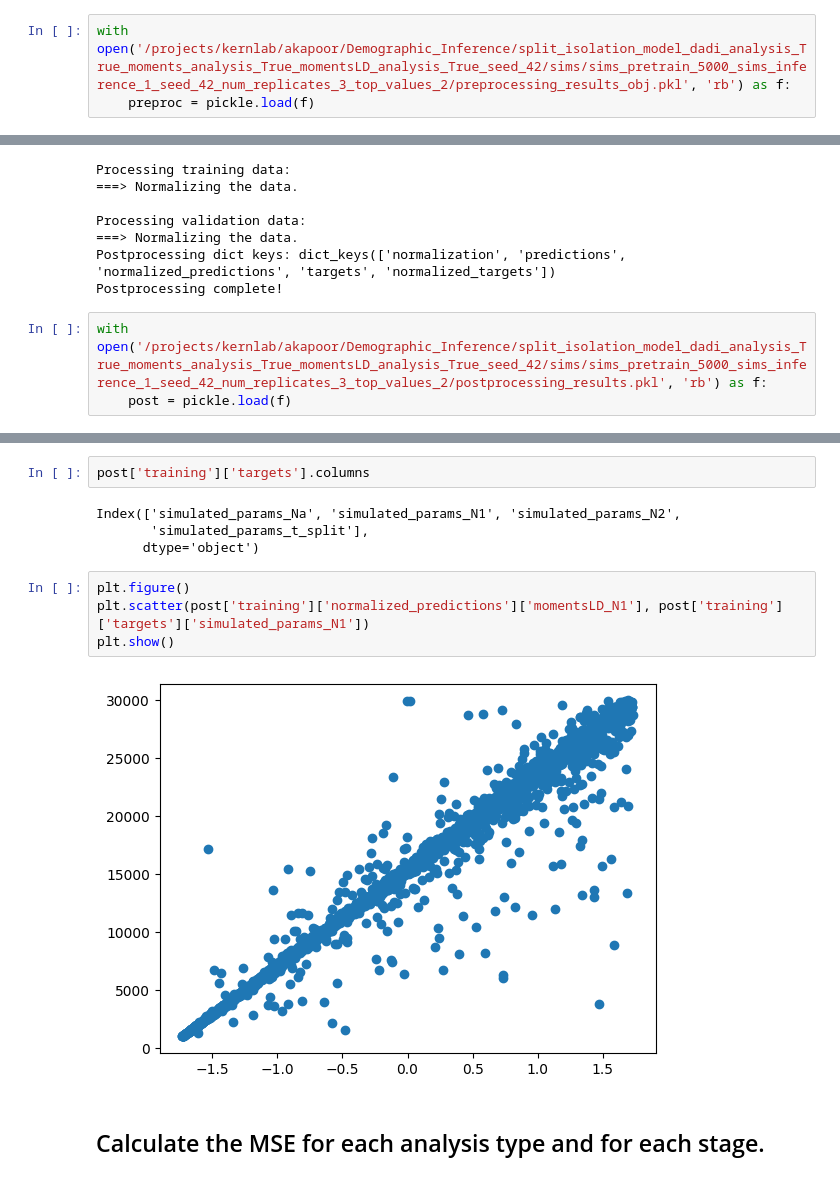
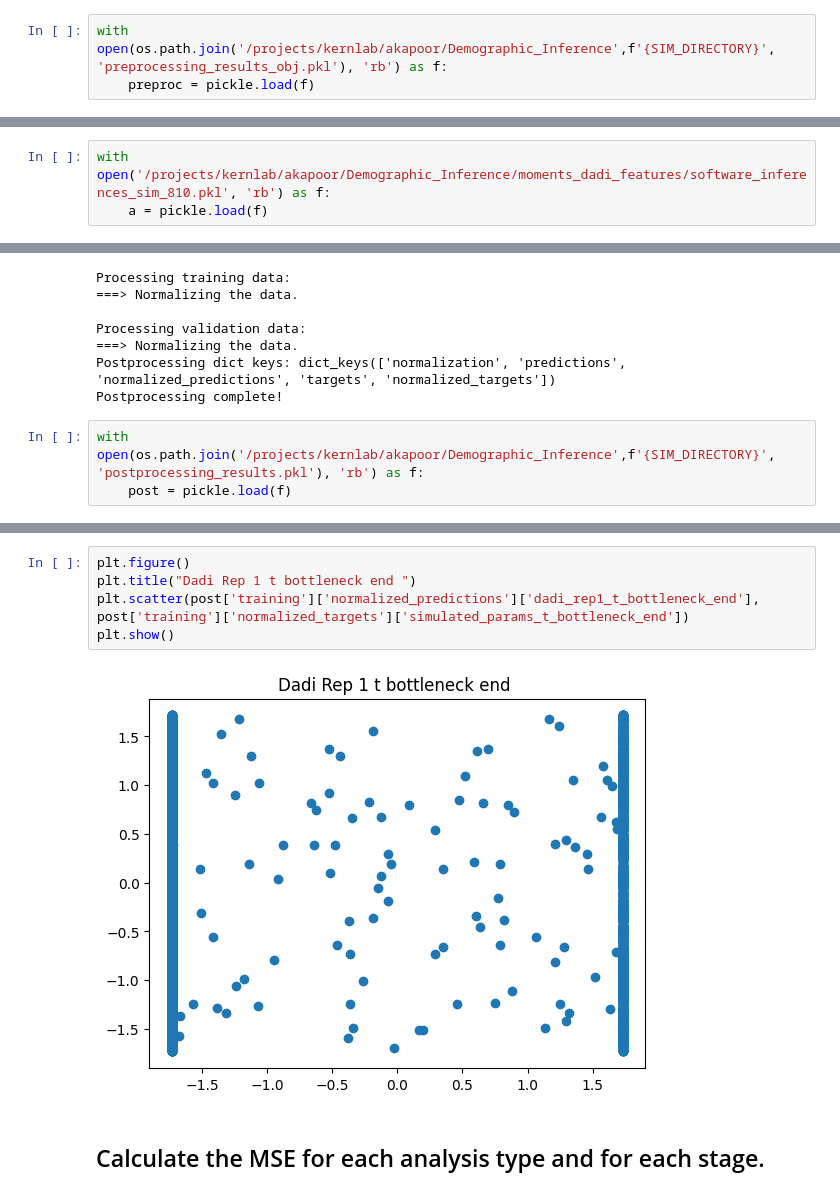
Before and after one commit to ak1376/Demographic_Inference, a Jupyter notebook: notebooks/running_remaining_rules.ipynb, the cells around one changed output, grey strips where cells are left out. Saved outputs shown, nothing was run; the diff lists cells and outputs as text.

```diff
--- a/notebooks/running_remaining_rules.ipynb
+++ b/notebooks/running_remaining_rules.ipynb
@@ -48,5 +51,5 @@ os.environ['PYTHONPATH'] = '/projects/kernlab/akapoor/Demographic_Inference:' +
 # %% [markdown]
 Just to check again, I want to look at the results for preprocessing
 # %%
-with open('/projects/kernlab/akapoor/Demographic_Inference/split_isolation_model_dadi_analysis_True_moments_analysis_True_momentsLD_analysis_True_seed_42/sims/sims_pretrain_5000_sims_inference_1_seed_42_num_replicates_3_top_values_2/preprocessing_results_obj.pkl', 'rb') as f:
+with open(os.path.join('/projects/kernlab/akapoor/Demographic_Inference',f'{SIM_DIRECTORY}', 'preprocessing_results_obj.pkl'), 'rb') as f:
     preproc = pickle.load(f)
@@ -58,0 +154,3 @@ plt.show()
+# %%
+with open('/projects/kernlab/akapoor/Demographic_Inference/moments_dadi_features/software_inferences_sim_810.pkl', 'rb') as f:
+    a = pickle.load(f)
@@ -75,6 +196,6 @@ Processing validation data:
 Postprocessing dict keys: dict_keys(['normalization', 'predictions', 'normalized_predictions', 'targets', 'normalized_targets'])
 Postprocessing complete!
 # %%
-with open('/projects/kernlab/akapoor/Demographic_Inference/split_isolation_model_dadi_analysis_True_moments_analysis_True_momentsLD_analysis_True_seed_42/sims/sims_pretrain_5000_sims_inference_1_seed_42_num_replicates_3_top_values_2/postprocessing_results.pkl', 'rb') as f:
+with open(os.path.join('/projects/kernlab/akapoor/Demographic_Inference',f'{SIM_DIRECTORY}', 'postprocessing_results.pkl'), 'rb') as f:
     post = pickle.load(f)
 # %%
@@ -116,15 +216,10 @@ Index(['dadi_rep1_Na', 'moments_rep1_Na', 'moments_rep1_FIM_element_0',
-# %%
-post['training']['targets'].columns
-# %% [output]
-Index(['simulated_params_Na', 'simulated_params_N1', 'simulated_params_N2',
-       'simulated_params_t_split'],
-      dtype='object')
 # %%
 plt.figure()
-plt.scatter(post['training']['normalized_predictions']['momentsLD_N1'], post['training']['targets']['simulated_params_N1'])
+plt.title("Dadi Rep 1 t bottleneck end ")
+plt.scatter(post['training']['normalized_predictions']['dadi_rep1_t_bottleneck_end'], post['training']['normalized_targets']['simulated_params_t_bottleneck_end'])
 plt.show()
 # %% [output]
-[figure, old version]
+[figure, new version]
 # %% [markdown]
 ## Calculate the MSE for each analysis type and for each stage.
 # %%
```
Also changed, not shown: parts of 37 cells of this notebook, 2 other files.
